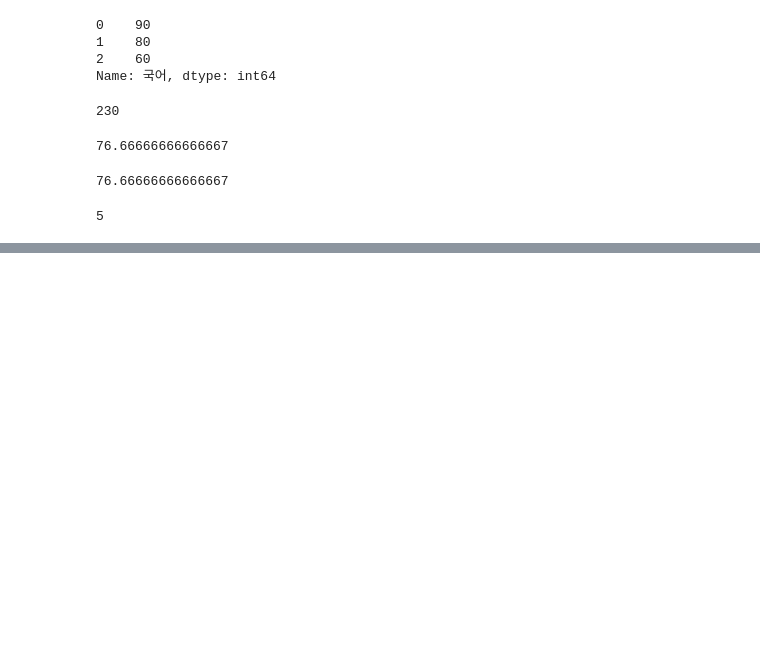
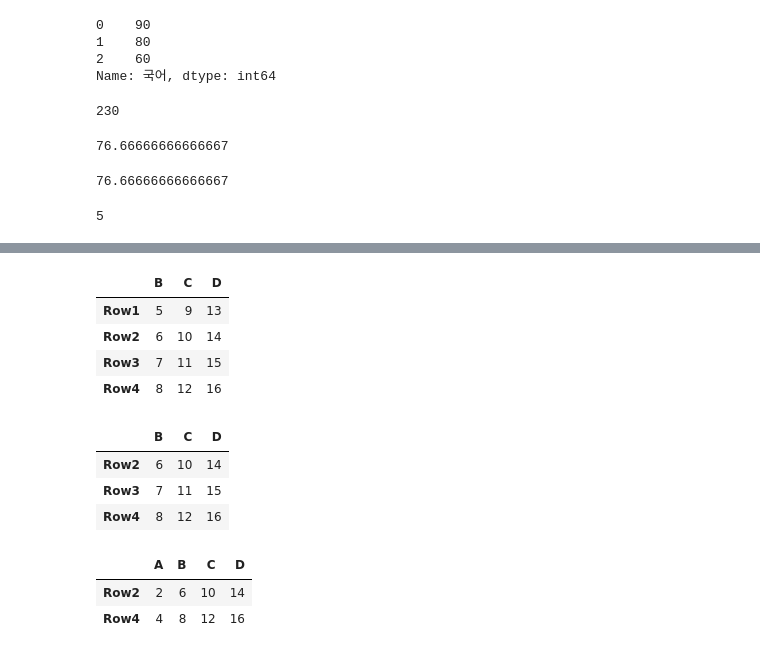
Before and after one commit to parvenuHJ/Python, a Jupyter notebook: Practice/연습장.ipynb, the cells around one changed output, grey strips where cells are left out. Cells and saved outputs as stored; diff of their text form; code cells hidden in the pictures; blank space fills up the shorter version.

```diff
--- a/Practice/연습장.ipynb
+++ b/Practice/연습장.ipynb
@@ -294,0 +336,21 @@ len(x)
+# %%
+df.loc[:,'B':'D']
+# %% [output]
+|  | B | C | D |
+| Row1 | 5 | 9 | 13 |
+| Row2 | 6 | 10 | 14 |
+| Row3 | 7 | 11 | 15 |
+| Row4 | 8 | 12 | 16 |
+# %%
+df.loc['Row2':'Row4', 'B':'D']
+# %% [output]
+|  | B | C | D |
+| Row2 | 6 | 10 | 14 |
+| Row3 | 7 | 11 | 15 |
+| Row4 | 8 | 12 | 16 |
+# %%
+df.loc[['Row2','Row4']]
+# %% [output]
+|  | A | B | C | D |
+| Row2 | 2 | 6 | 10 | 14 |
+| Row4 | 4 | 8 | 12 | 16 |
```
Also changed, not shown: parts of 11 cells of this notebook, 1 other file.
